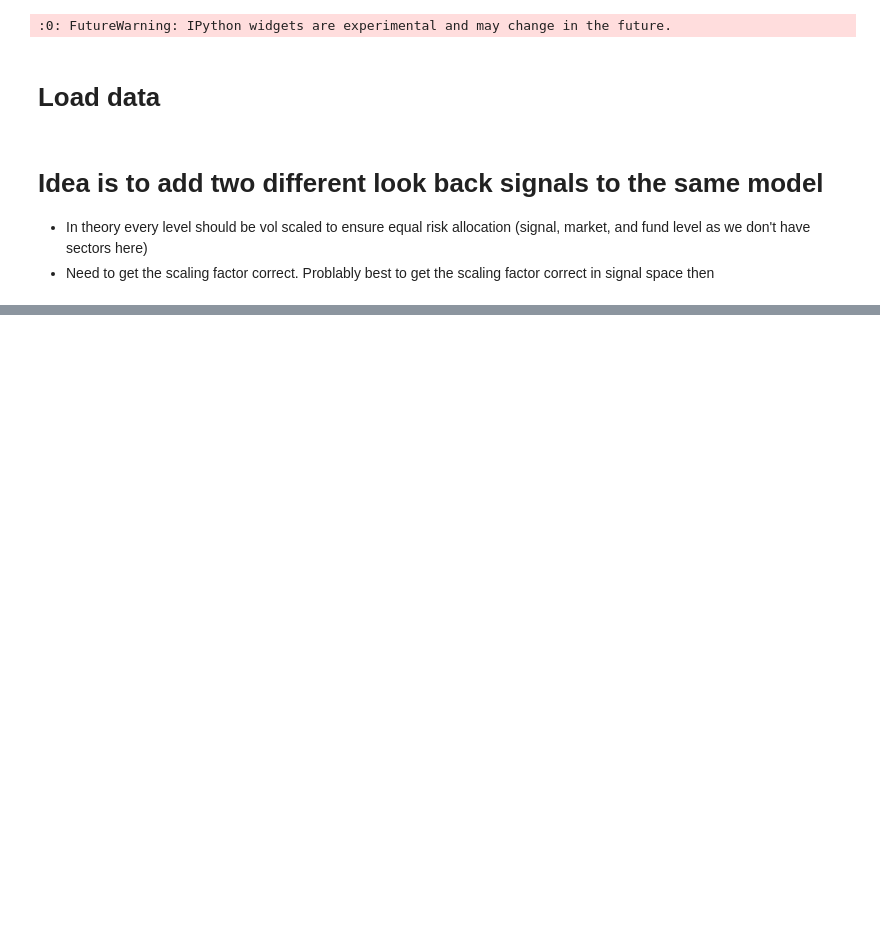
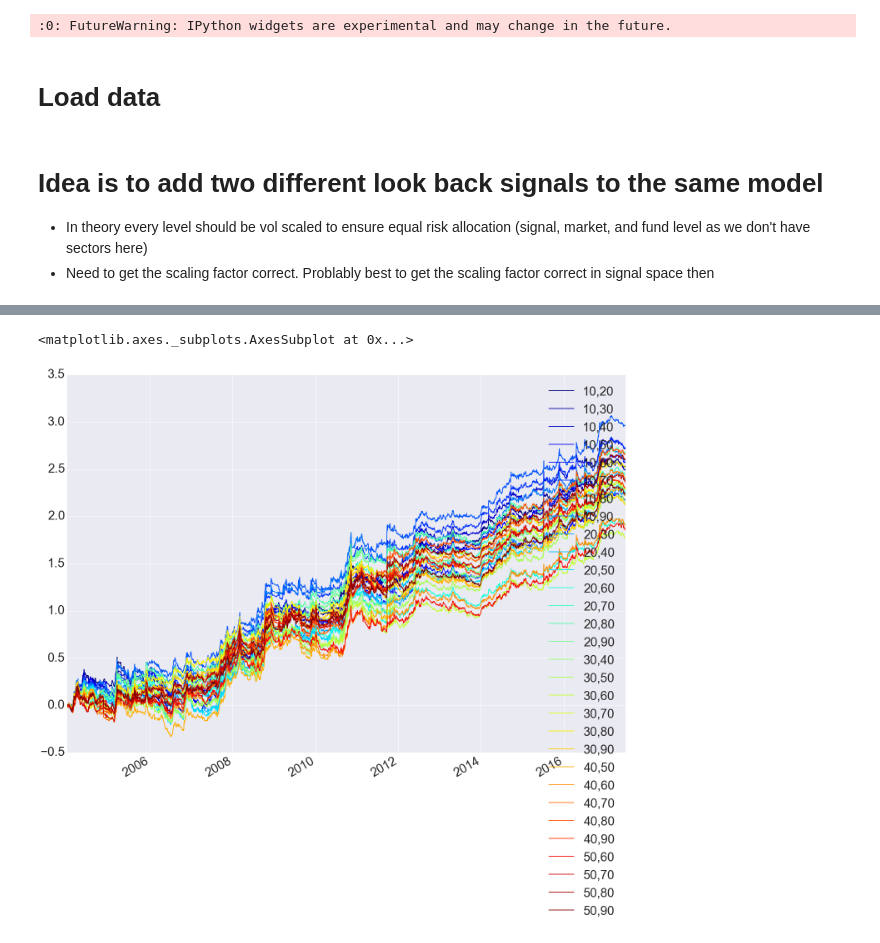
Before and after one commit to mrefermat/Project_C, a Jupyter notebook: Experimenting with multiple signals (parameter fitting).ipynb, the cells around one changed output, grey strips where cells are left out. Drawn from its saved outputs; the diff is of its cells as text; code cells hidden in the pictures; blank space fills up the shorter version.

```diff
--- a/Experimenting with multiple signals (parameter fitting).ipynb
+++ b/Experimenting with multiple signals (parameter fitting).ipynb
@@ -65,4 +72,8 @@ for sh in range(10,60,10):
 # %%
-pnl_combinations['2006':].cumsum().plot(colormap='jet')
+pnl_combinations=remove_inf(pnl_combinations)
+pnl_combinations['2004':].cumsum().plot(colormap='jet')
+# %% [output]
+<matplotlib.axes._subplots.AxesSubplot at 0x...>
+[figure, added]
 # %%
 calc_Sharpe(pnl_combinations['2006':]).plot(kind='bar',colormap='jet')
```
Also changed, not shown: parts of 8 cells of this notebook, 2 other files.
